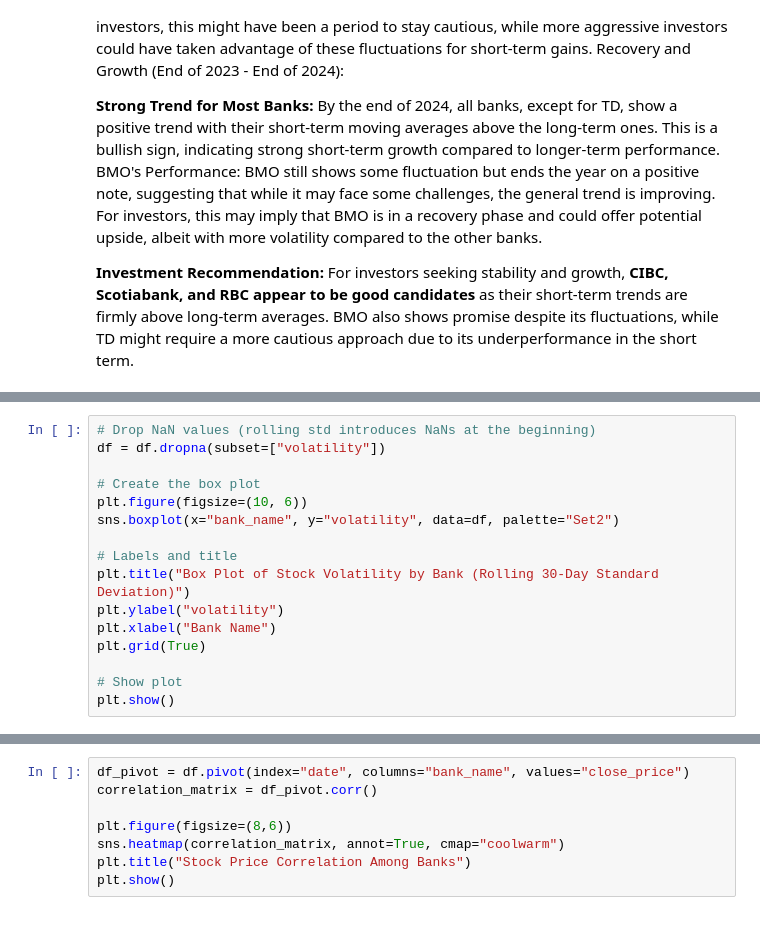
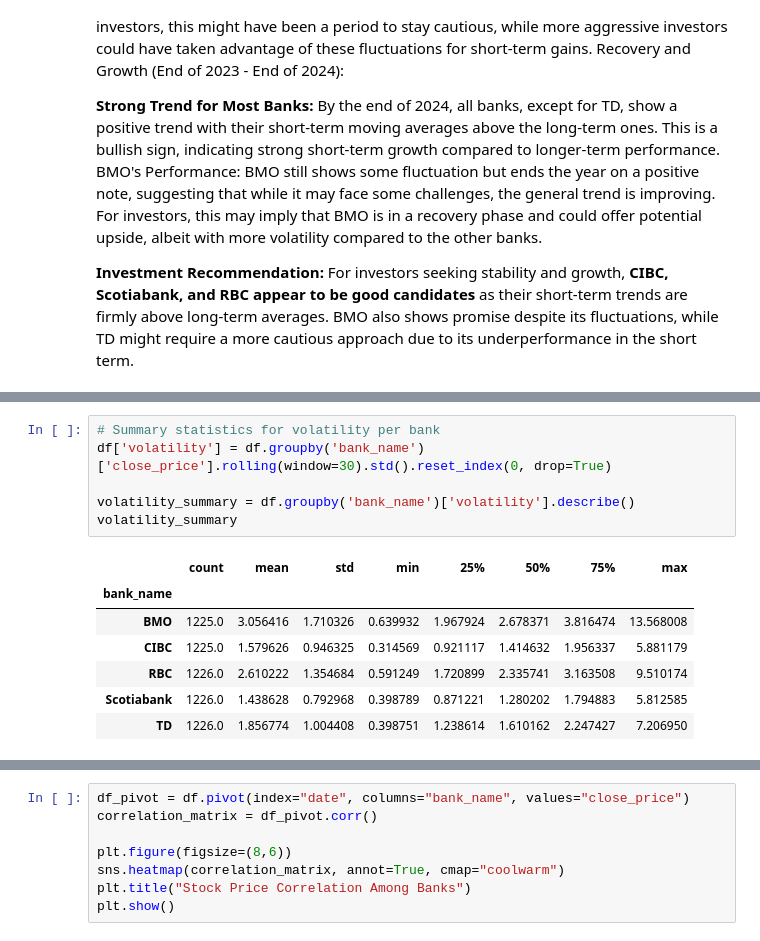
Before and after one commit to helenzhupnyk/canadian_banks_stock_data_analysis, a Jupyter notebook: data_analysis.ipynb, the cells around one changed output, grey strips where cells are left out. Saved outputs shown, nothing was run; the diff lists cells and outputs as text.

```diff
--- a/data_analysis.ipynb
+++ b/data_analysis.ipynb
@@ -489,16 +470,0 @@ plt.show()
-# %%
-# Drop NaN values (rolling std introduces NaNs at the beginning)
-df = df.dropna(subset=["volatility"])
-
-# Create the box plot
-plt.figure(figsize=(10, 6))
-sns.boxplot(x="bank_name", y="volatility", data=df, palette="Set2")
-
-# Labels and title
-plt.title("Box Plot of Stock Volatility by Bank (Rolling 30-Day Standard Deviation)")
-plt.ylabel("volatility")
-plt.xlabel("Bank Name")
-plt.grid(True)
-
-# Show plot
-plt.show()
@@ -536,0 +471,14 @@ plt.show()
+# %%
+# Summary statistics for volatility per bank
+df['volatility'] = df.groupby('bank_name')['close_price'].rolling(window=30).std().reset_index(0, drop=True)
+
+volatility_summary = df.groupby('bank_name')['volatility'].describe()
+volatility_summary
+# %% [output]
+|  | count | mean | std | min | 25% | 50% | 75% | max |
+| bank_name |  |  |  |  |  |  |  |  |
+| BMO | 1225.0 | 3.056416 | 1.710326 | 0.639932 | 1.967924 | 2.678371 | 3.816474 | 13.568008 |
+| CIBC | 1225.0 | 1.579626 | 0.946325 | 0.314569 | 0.921117 | 1.414632 | 1.956337 | 5.881179 |
+| RBC | 1226.0 | 2.610222 | 1.354684 | 0.591249 | 1.720899 | 2.335741 | 3.163508 | 9.510174 |
+| Scotiabank | 1226.0 | 1.438628 | 0.792968 | 0.398789 | 0.871221 | 1.280202 | 1.794883 | 5.812585 |
+| TD | 1226.0 | 1.856774 | 1.004408 | 0.398751 | 1.238614 | 1.610162 | 2.247427 | 7.206950 |
```
Also changed, not shown: parts of 18 cells of this notebook.
